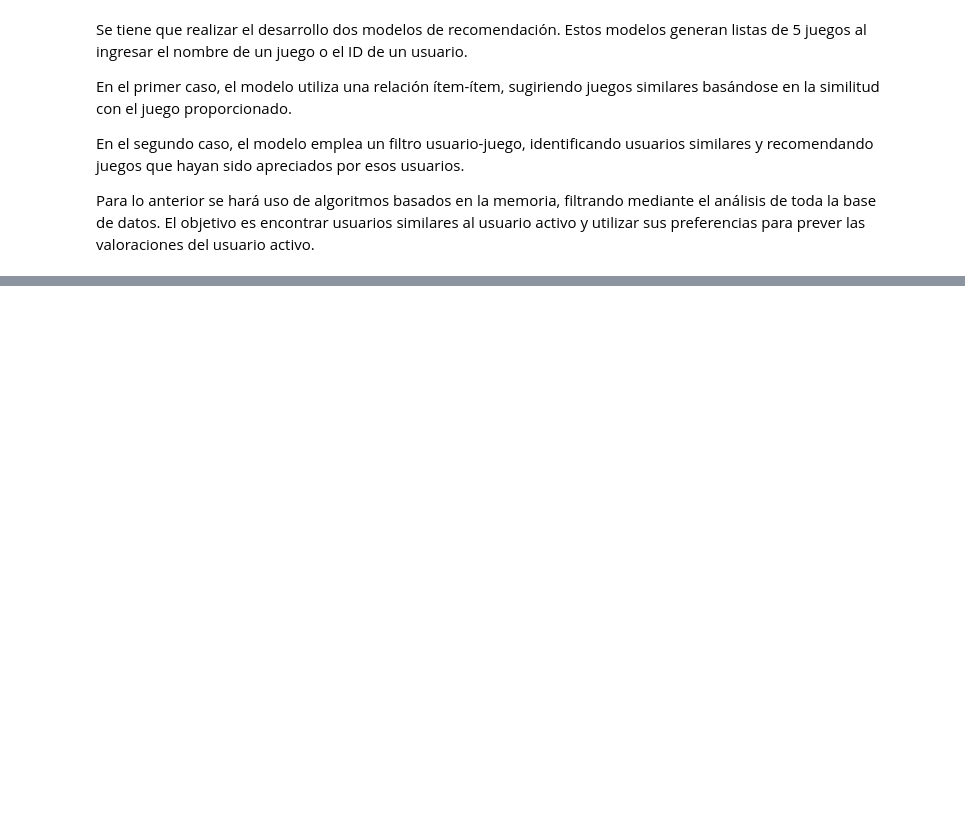
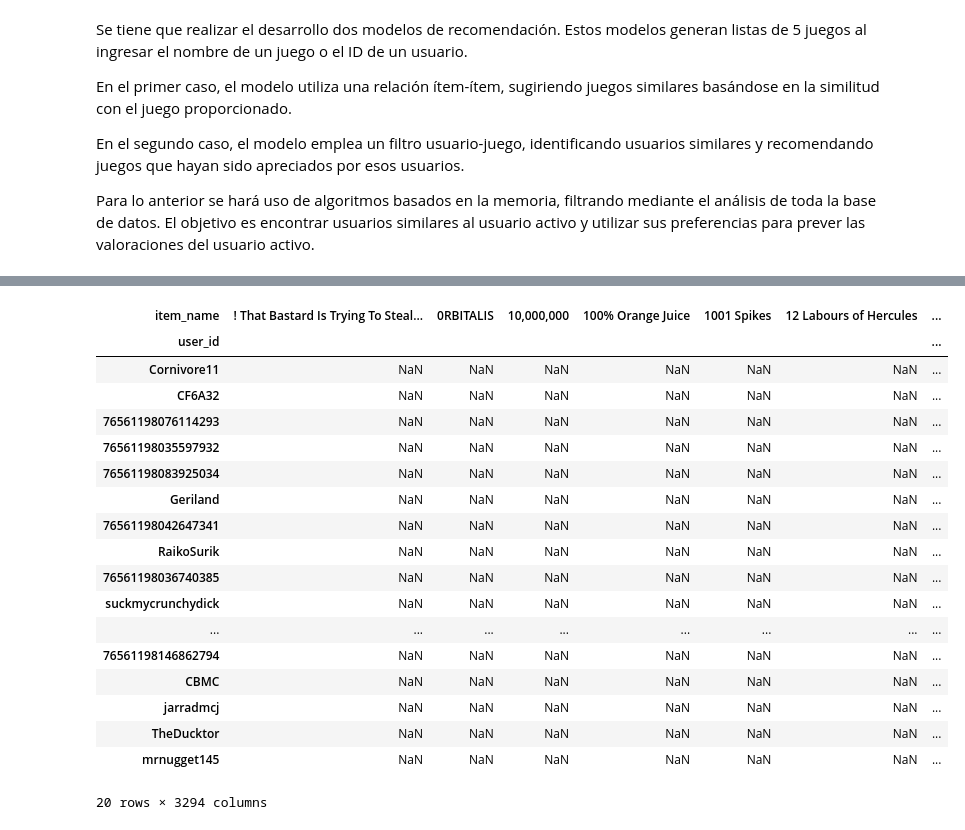
Before and after one commit to MarceCorreal/Sistema_Recomendacion_Videojuegos, a Jupyter notebook: Modelo_Aprendizaje_Automatico/Modelo/Modelo_Recomendacion.ipynb, the cells around one changed output, grey strips where cells are left out. Drawn from its saved outputs; the diff is of its cells as text; code cells hidden in the pictures; blank space fills up the shorter version.

Commit message:
subiendo modelo de recomendación

```diff
--- a/Modelo_Aprendizaje_Automatico/Modelo/Modelo_Recomendacion.ipynb
+++ b/Modelo_Aprendizaje_Automatico/Modelo/Modelo_Recomendacion.ipynb
@@ -21,7 +21,7 @@ import pyarrow.parquet as pq
 # %%
 # Para el modelo abriré el df que se realizó para el modelo
 
-ruta_parquet = r"C:\Users\Usuario\Henry\PI1_ML\Funciones\developer_reviews_analysis\dataset_endpoint_5.parquet"
+ruta_parquet = r"C:\Users\Usuario\Henry\PI1_ML\Modelo_Aprendizaje_Automatico\Datos_Modelo\df_modelo.parquet"
 
 # Leer el archivo CSV y convertirlo en un DataFrame
-df_endpoint_5= pd.read_parquet(ruta_parquet)
+df_modelo = pd.read_parquet(ruta_parquet)
@@ -27,0 +40,23 @@ df_endpoint_5= pd.read_parquet(ruta_parquet)
+# %%
+piv = df_modelo.pivot_table(index=['user_id'], columns=['item_name'], values='rating')
+piv.sample(20)
+# %% [output]
+| item_name | ! That Bastard Is Trying To Steal... | 0RBITALIS | 10,000,000 | 100% Orange Juice | 1001 Spikes | 12 Labours of Hercules | ... |
+| user_id |  |  |  |  |  |  | ... |
+| Cornivore11 | NaN | NaN | NaN | NaN | NaN | NaN | ... |
+| CF6A32 | NaN | NaN | NaN | NaN | NaN | NaN | ... |
+| 76561198076114293 | NaN | NaN | NaN | NaN | NaN | NaN | ... |
+| 76561198035597932 | NaN | NaN | NaN | NaN | NaN | NaN | ... |
+| 76561198083925034 | NaN | NaN | NaN | NaN | NaN | NaN | ... |
+| Geriland | NaN | NaN | NaN | NaN | NaN | NaN | ... |
+| 76561198042647341 | NaN | NaN | NaN | NaN | NaN | NaN | ... |
+| RaikoSurik | NaN | NaN | NaN | NaN | NaN | NaN | ... |
+| 76561198036740385 | NaN | NaN | NaN | NaN | NaN | NaN | ... |
+| suckmycrunchydick | NaN | NaN | NaN | NaN | NaN | NaN | ... |
+| ... | ... | ... | ... | ... | ... | ... | ... |
+| 76561198146862794 | NaN | NaN | NaN | NaN | NaN | NaN | ... |
+| CBMC | NaN | NaN | NaN | NaN | NaN | NaN | ... |
+| jarradmcj | NaN | NaN | NaN | NaN | NaN | NaN | ... |
+| TheDucktor | NaN | NaN | NaN | NaN | NaN | NaN | ... |
+| mrnugget145 | NaN | NaN | NaN | NaN | NaN | NaN | ... |
+20 rows × 3294 columns
```
Also changed, not shown: parts of 14 cells of this notebook, 2 other files.
